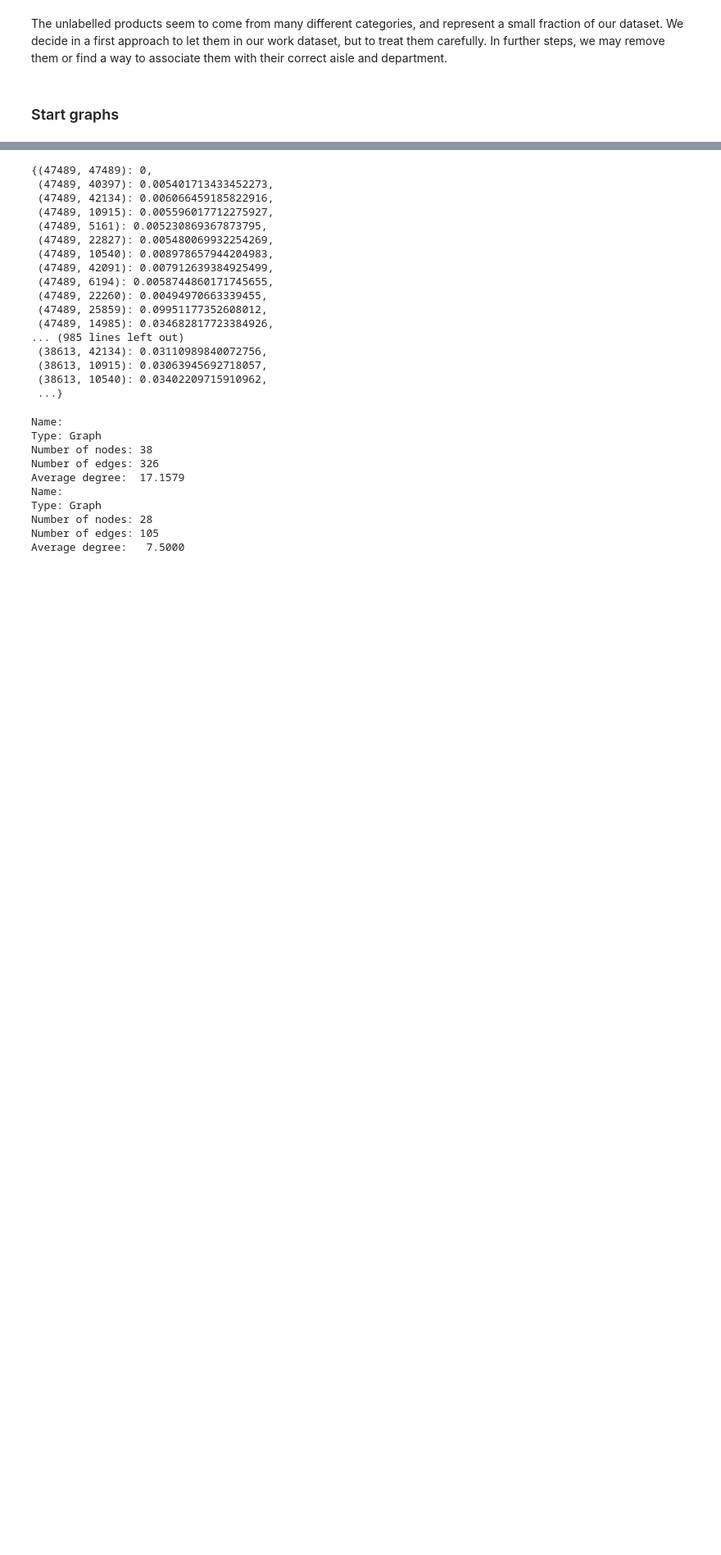
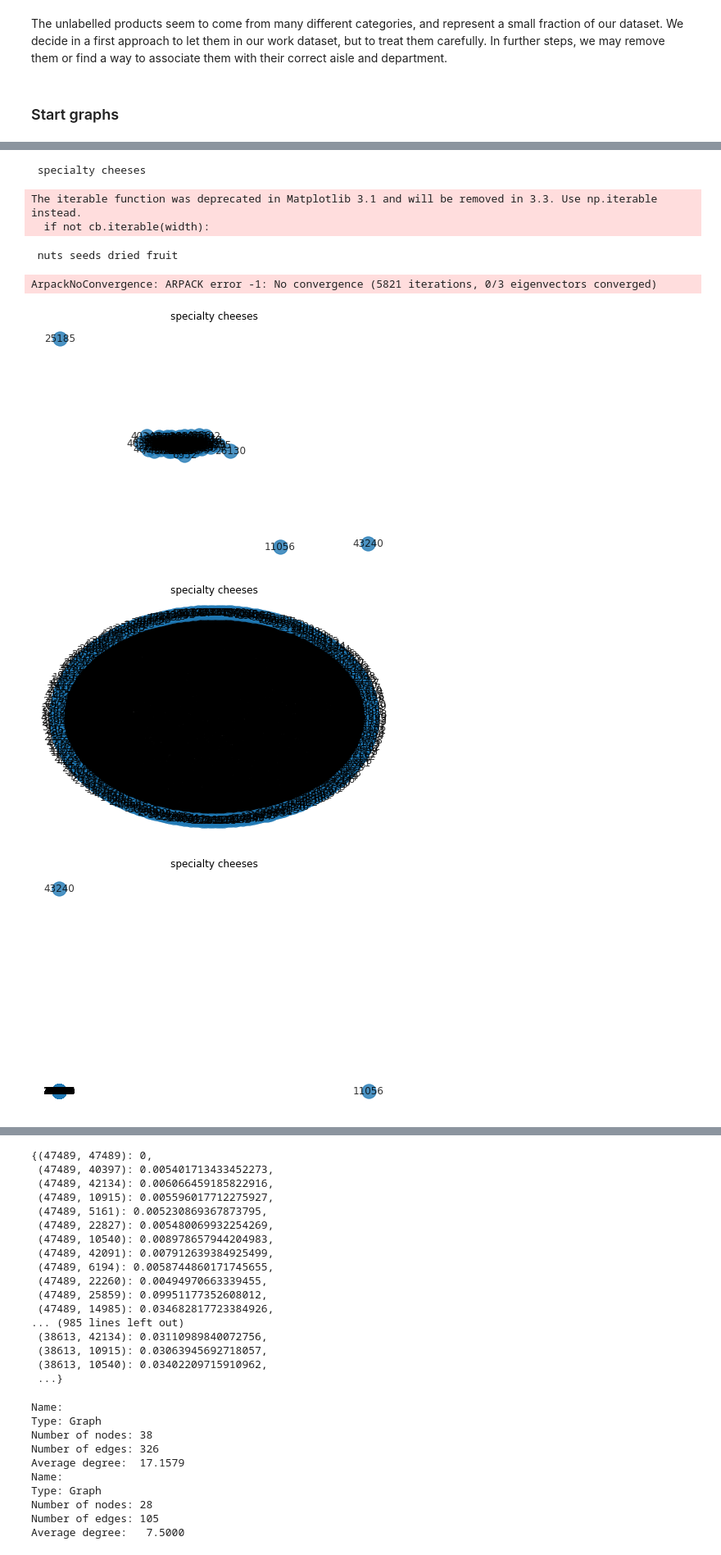
Before and after one commit to auriane81/epfl-ada-ada-2019-project-adax, a Jupyter notebook: project_Ariane_graph.ipynb, the cells around one changed output, grey strips where cells are left out. Shown at 82% size. Cells and saved outputs as stored; diff of their text form; code cells hidden in the pictures; blank space fills up the shorter version.

Commit message:
Keep working on graphs

```diff
--- a/project_Ariane_graph.ipynb
+++ b/project_Ariane_graph.ipynb
@@ -532,0 +264,6 @@ shortest_paths.generic.average_shortest_path_length(thresholded_inv, weight='wei
+# %%
+for aisle in food_aisles:
+    for (user, prod, name), row in orders_users_by_aisle[aisle].iterrows():
+        graphs[aisle].add_edge(prod, -user, weight=row['nb_orders'])
+    nx.write_gpickle(graphs[aisle], "users_and_prods_graph_"+aisle+'.gpk')
+    print('Done', aisle)
@@ -532,0 +306,18 @@ shortest_paths.generic.average_shortest_path_length(thresholded_inv, weight='wei
+# %%
+# project on products
+def my_weight(G, u, v):
+    w = 0
+    n = 0
+    for nbr in set(G[u]) & set(G[v]):
+        n += 1
+        w += (G[u][nbr].get('weight', 1) + G[v][nbr].get('weight', 1)) / 2
+    return w * n
+# %%
+prod_graphs = {}
+for aisle in food_aisles:
+    #print('\n', dept)
+    G = nx.read_gpickle("users_and_prods_graph_"+aisle+'.gpk')
+    prod_graphs[aisle] = bipartite.generic_weighted_projected_graph(G, {n for n, d in G.nodes(data=True) if d['bipartite']==0}, weight_function=my_weight)
+    nx.write_gpickle(G, 'prod_graphs_'+aisle+'.gpk')
+    print('Done', aisle)
+    #print(nx.info(prod_graphs[dept]))
@@ -532,0 +342,29 @@ shortest_paths.generic.average_shortest_path_length(thresholded_inv, weight='wei
+# %%
+# just have a look
+c=0
+for aisle in food_aisles:
+    c+=1
+    if c>3:
+        break
+    print('\n', aisle)
+    #plt.figure()
+    #nx.draw_spring(prod_graphs[dept], with_labels=True,  alpha = 0.8)
+    #plt.title(dept)
+    plt.figure()
+    nx.draw(prod_graphs[aisle], with_labels=True,  alpha = 0.8)
+    plt.title(aisle)
+    plt.figure()
+    nx.draw_circular(prod_graphs[aisle], with_labels=True,  alpha = 0.8)
+    plt.title(aisle)
+    plt.figure()
+    nx.draw_spectral(prod_graphs[aisle], with_labels=True,  alpha = 0.8)
+    plt.title(aisle)
+# %% [output]
+ specialty cheeses
+The iterable function was deprecated in Matplotlib 3.1 and will be removed in 3.3. Use np.iterable instead.
+  if not cb.iterable(width):
+ nuts seeds dried fruit
+ArpackNoConvergence: ARPACK error -1: No convergence (5821 iterations, 0/3 eigenvectors converged)
+[figure, added]
+[figure, added]
+[figure, added]
```
Also changed, not shown: parts of 167 cells of this notebook.
